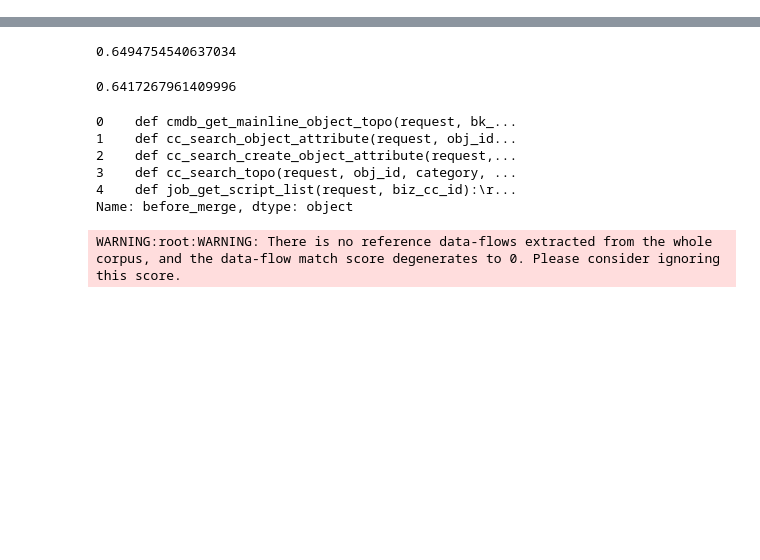
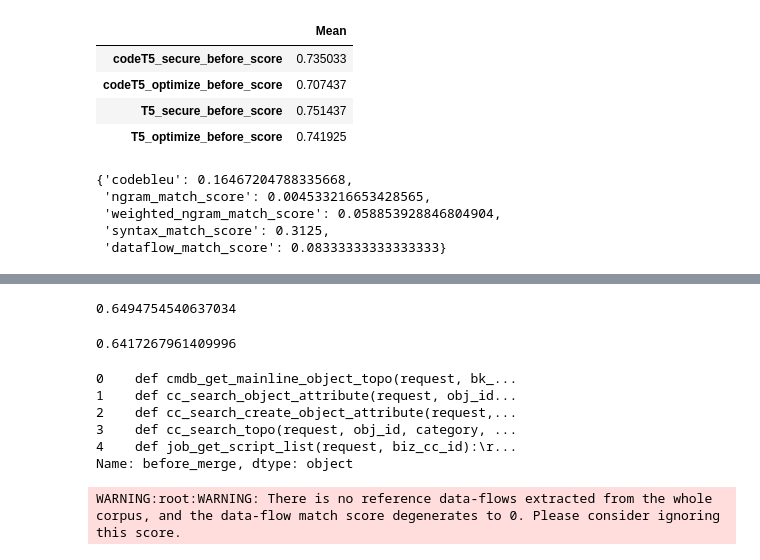
Before and after one commit to SaachiKaup/FYP_Results, a Jupyter notebook: Evaluating/evaluate_scores.ipynb, the cells around one changed output, grey strips where cells are left out. Saved outputs shown, nothing was run; the diff lists cells and outputs as text; code cells hidden in the pictures; blank space fills up the shorter version.

Commit message:
Added code for human evaluate

```diff
--- a/Evaluating/evaluate_scores.ipynb
+++ b/Evaluating/evaluate_scores.ipynb
@@ -14,3 +85,6 @@ scores_df.head()
+# %%
+def apply_function_on_columns(function, dataframe, columns = COLUMN_HEADERS):
+    return [apply_function_on_column(function, dataframe, column) for column in columns]
 # %%
 def scores_mean(dataframe, column):
     return dataframe[column].mean()
@@ -16,0 +117,13 @@ def scores_mean(dataframe, column):
+# %%
+def single_column_df(data, column_names, index = COLUMN_HEADERS):
+    return pd.DataFrame(data, index = COLUMN_HEADERS, columns= column_names)
+# %%
+single_column_mean_scores_df = single_column_df(mean_scores_for_before_merge, ["Mean"])
+# %%
+single_column_mean_scores_df
+# %% [output]
+|  | Mean |
+| codeT5_secure_before_score | 0.735033 |
+| codeT5_optimize_before_score | 0.707437 |
+| T5_secure_before_score | 0.751437 |
+| T5_optimize_before_score | 0.741925 |
@@ -16,0 +138,9 @@ def scores_mean(dataframe, column):
+# %%
+human_eval_for_before_merge = human_eval_scores(scores_df[80:81], "secure_from_T5_recommendations")
+human_eval_for_before_merge.iloc[0]
+# %% [output]
+{'codebleu': 0.16467204788335668,
+ 'ngram_match_score': 0.004533216653428565,
+ 'weighted_ngram_match_score': 0.058853928846804904,
+ 'syntax_match_score': 0.3125,
+ 'dataflow_match_score': 0.08333333333333333}
```
Also changed, not shown: parts of 22 cells of this notebook.
